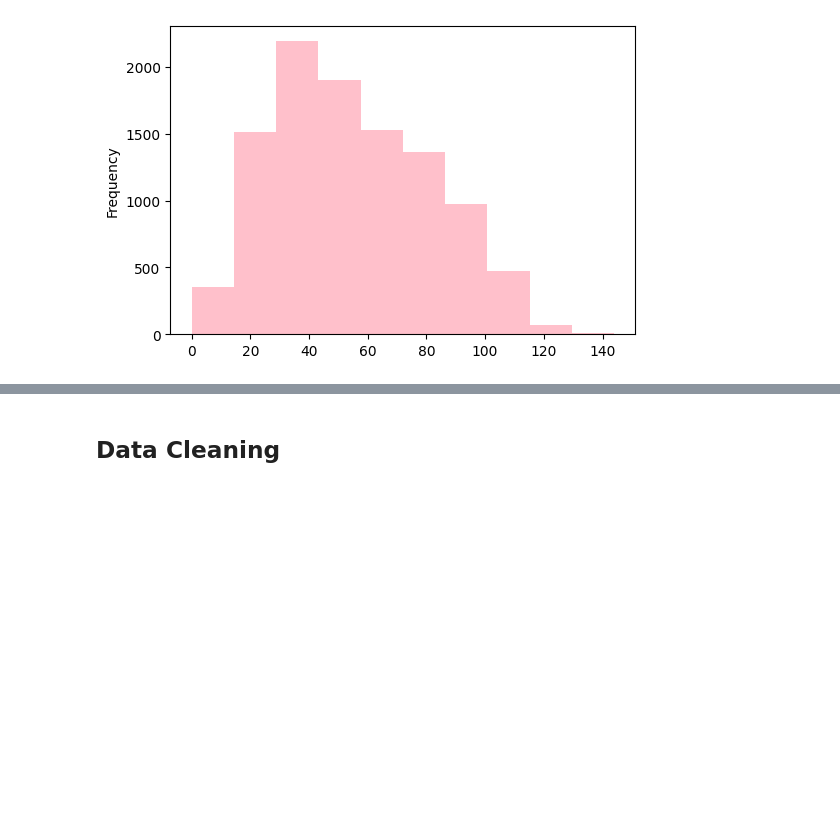
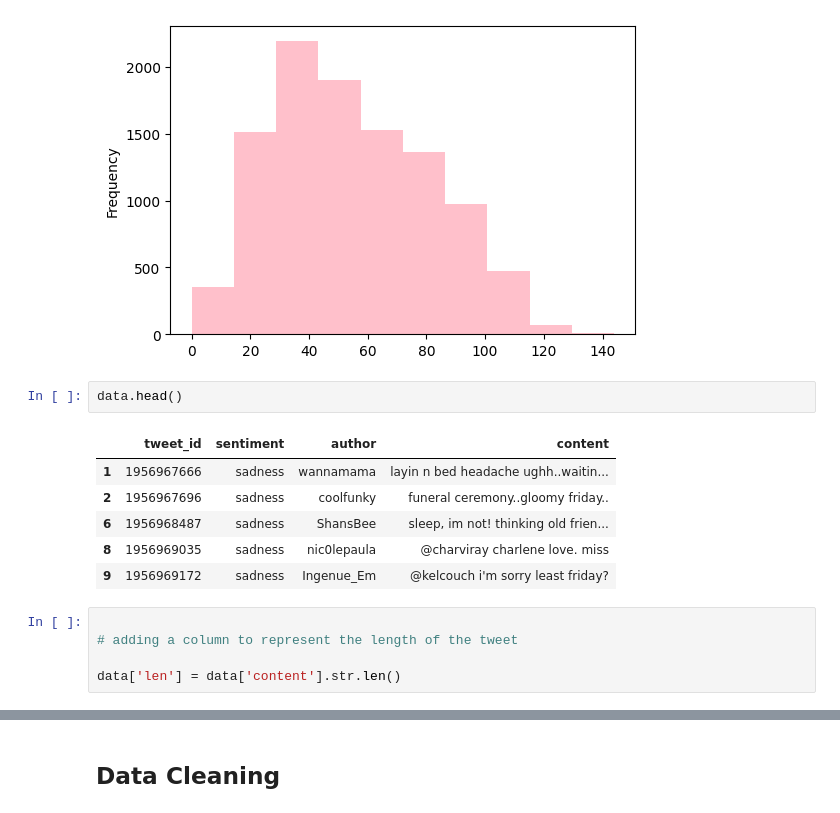
Before and after one commit to dr-mushtaq/Projects, a Jupyter notebook: Emotion_Detection_in_Text.ipynb, the cells around one changed output, grey strips where cells are left out. Saved outputs shown, nothing was run; the diff lists cells and outputs as text; blank space fills up the shorter version.

```diff
--- a/Emotion_Detection_in_Text.ipynb
+++ b/Emotion_Detection_in_Text.ipynb
@@ -91,3 +91,17 @@ data['sentiment'].value_counts().plot.bar(color = 'pink', figsize = (6, 4))
 length_train = data['content'].str.len().plot.hist(color = 'pink', figsize = (6, 4))
 # %% [output]
 [figure]
+# %%
+data.head()
+# %% [output]
+|  | tweet_id | sentiment | author | content |
+| 1 | 1956967666 | sadness | wannamama | layin n bed headache ughh..waitin... |
+| 2 | 1956967696 | sadness | coolfunky | funeral ceremony..gloomy friday.. |
+| 6 | 1956968487 | sadness | ShansBee | sleep, im not! thinking old frien... |
+| 8 | 1956969035 | sadness | nic0lepaula | @charviray charlene love. miss |
+| 9 | 1956969172 | sadness | Ingenue_Em | @kelcouch i'm sorry least friday? |
+# %%
+
+# adding a column to represent the length of the tweet
+
+data['len'] = data['content'].str.len()
```
Also changed, not shown: parts of 2 cells of this notebook.
